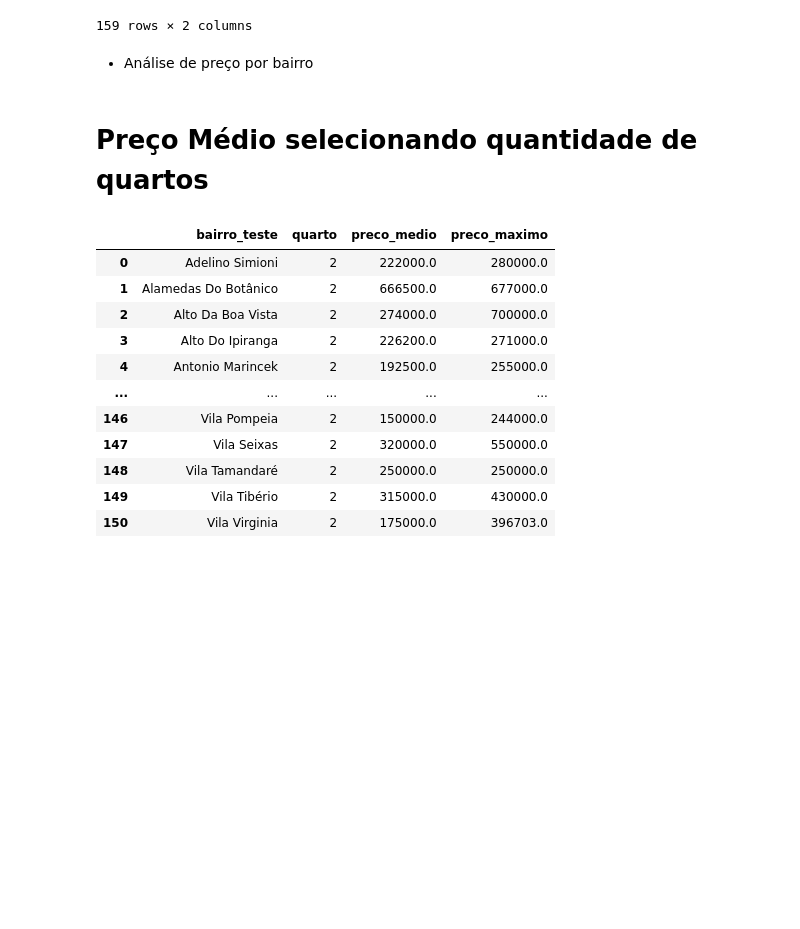
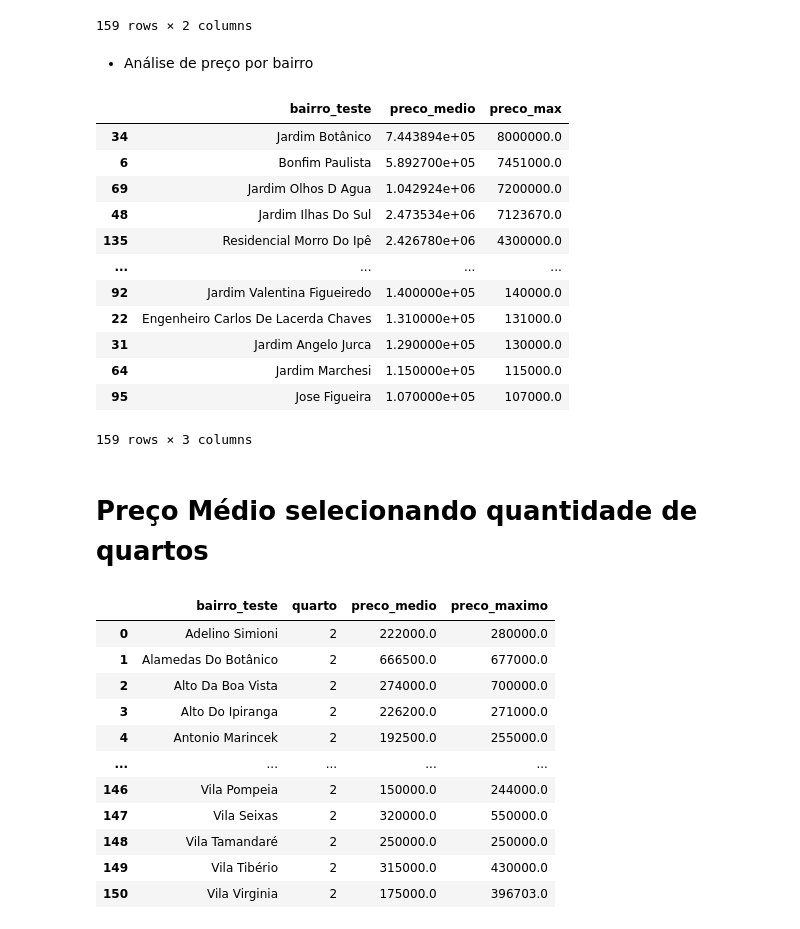
Before and after one commit to rodrigorocha1/extracao_viva_real_selenium, a Jupyter notebook: notebooks_exemplo/analise_exploratoria.ipynb, the cells around one changed output. Drawn from its saved outputs; the diff is of its cells as text; code cells hidden in the pictures; blank space fills up the shorter version.

```diff
--- a/notebooks_exemplo/analise_exploratoria.ipynb
+++ b/notebooks_exemplo/analise_exploratoria.ipynb
@@ -76,6 +76,26 @@ base_original.groupby('bairro_teste') \
 159 rows × 2 columns
 # %% [markdown]
 - Análise de preço por bairro
+# %%
+base_original.groupby('bairro_teste') \
+    .agg(
+        preco_medio=('preco', 'mean'),
+        preco_max=('preco', 'max'),
+    ).reset_index().sort_values(by='preco_max', ascending=False)
+# %% [output]
+|  | bairro_teste | preco_medio | preco_max |
+| 34 | Jardim Botânico | 7.443894e+05 | 8000000.0 |
+| 6 | Bonfim Paulista | 5.892700e+05 | 7451000.0 |
+| 69 | Jardim Olhos D Agua | 1.042924e+06 | 7200000.0 |
+| 48 | Jardim Ilhas Do Sul | 2.473534e+06 | 7123670.0 |
+| 135 | Residencial Morro Do Ipê | 2.426780e+06 | 4300000.0 |
+| ... | ... | ... | ... |
+| 92 | Jardim Valentina Figueiredo | 1.400000e+05 | 140000.0 |
+| 22 | Engenheiro Carlos De Lacerda Chaves | 1.310000e+05 | 131000.0 |
+| 31 | Jardim Angelo Jurca | 1.290000e+05 | 130000.0 |
+| 64 | Jardim Marchesi | 1.150000e+05 | 115000.0 |
+| 95 | Jose Figueira | 1.070000e+05 | 107000.0 |
+159 rows × 3 columns
 # %% [markdown]
 # Preço Médio selecionando quantidade de quartos
 # %%
```
